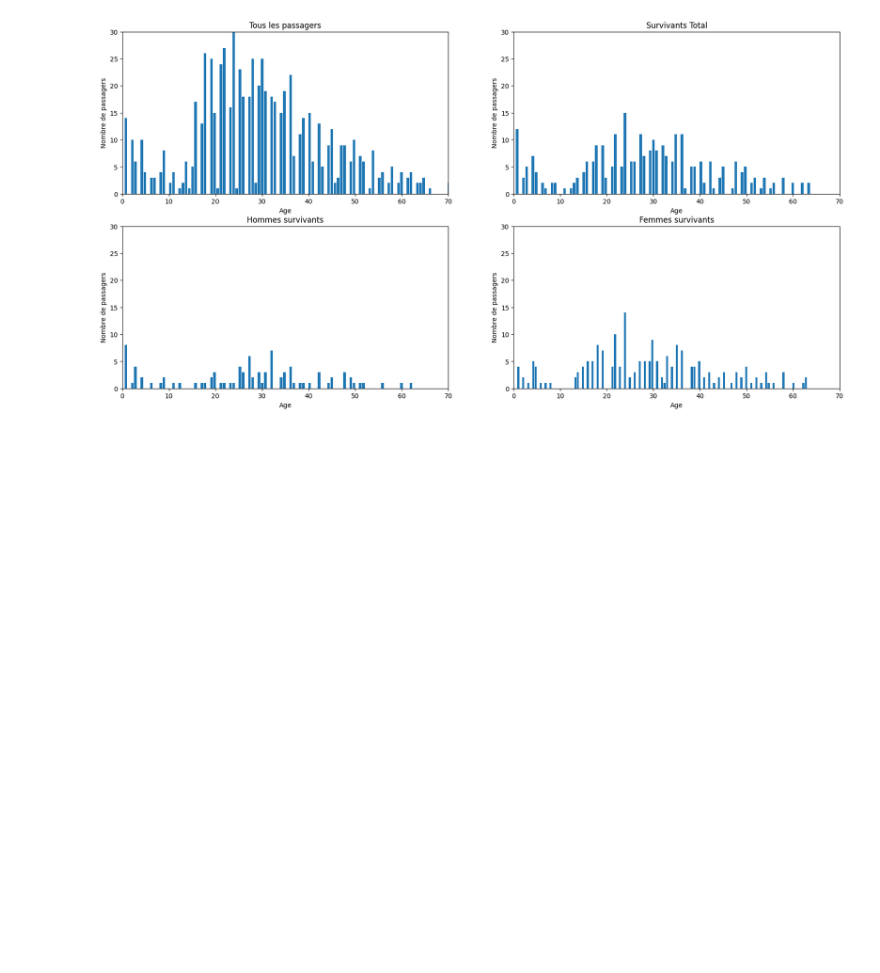
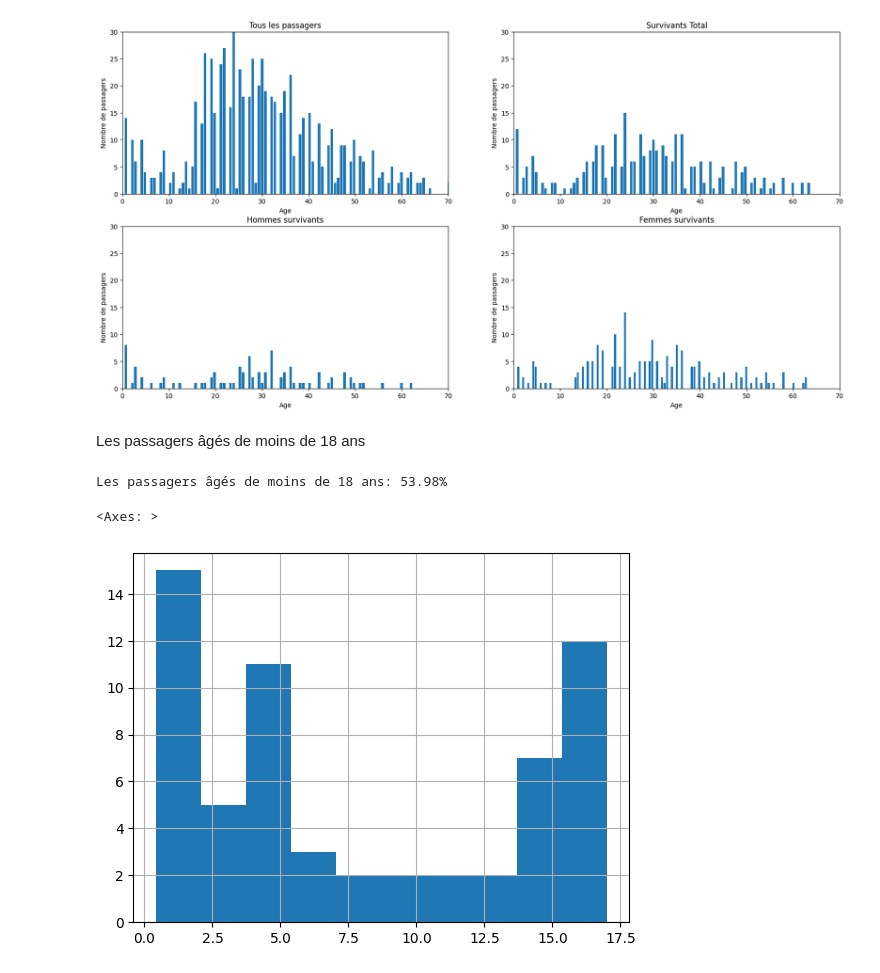
Before and after one commit to kirillsst/Titanic-Model-Kaggle-, a Jupyter notebook: titanic_notebook.ipynb, the cells around one changed output. Drawn from its saved outputs; the diff is of its cells as text; code cells hidden in the pictures; blank space fills up the shorter version.

Commit message:
3 new graphics

```diff
--- a/titanic_notebook.ipynb
+++ b/titanic_notebook.ipynb
@@ -147,3 +154,14 @@ for i, surv in enumerate([[train, survivors], [male_survivors, female_survivors]
 plt.show()
 # %% [output]
 [figure]
+# %% [markdown]
+Les passagers âgés de moins de 18 ans
+# %%
+enfants = train.loc[((train['Age'] > 0) & (train['Age'] < 18))]
+enfants_survivants = train.loc[((train['Age'] > 0) & (train['Age'] < 18) & (train['Survived'] == 1))]
+print(f"Les passagers âgés de moins de 18 ans: {round(len(enfants_survivants)*100/len(enfants), 2)}%")
+train.loc[((train['Age'] > 0) & (train['Age'] < 18) & (train['Survived'] == 1))].Age.hist()
+# %% [output]
+Les passagers âgés de moins de 18 ans: 53.98%
+<Axes: >
+[figure, added]
```
Also changed, not shown: parts of 6 cells of this notebook.
